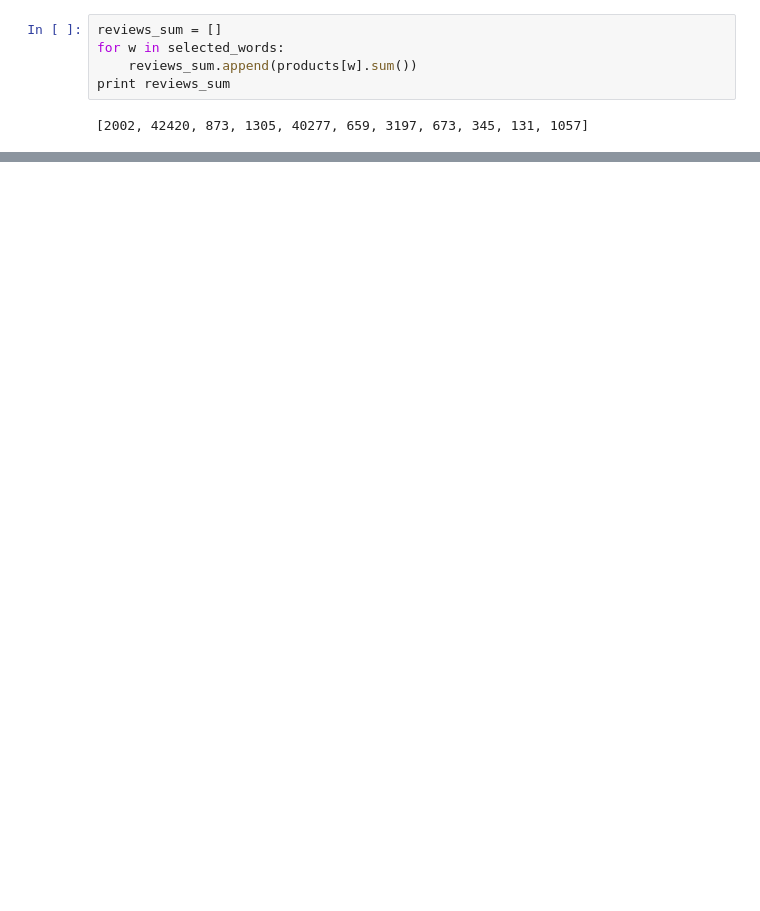
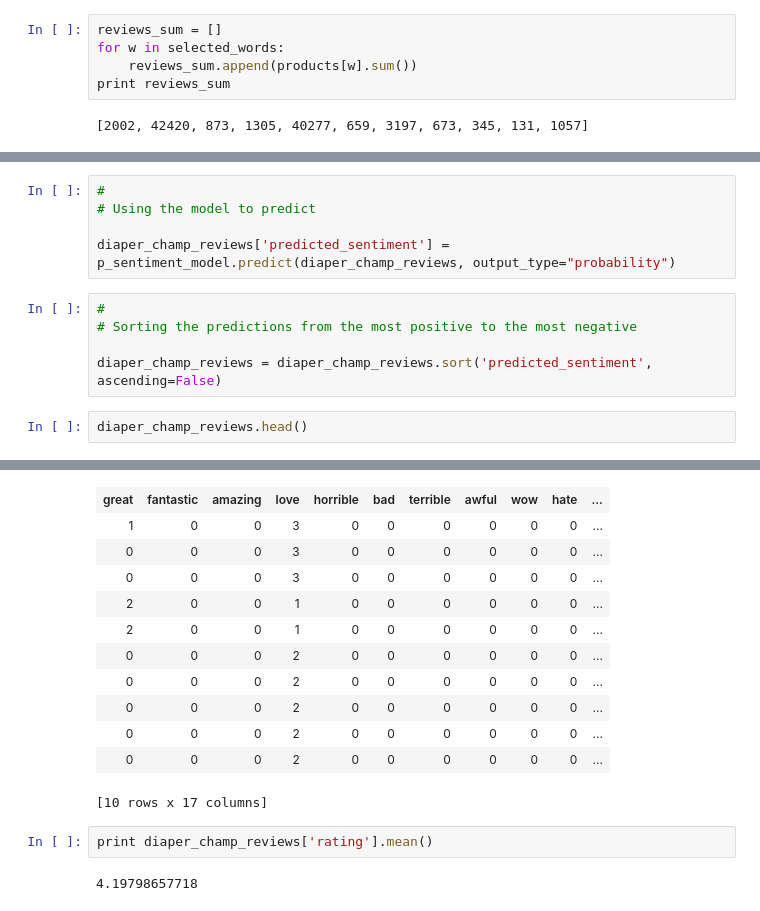
Before and after one commit to cottalucas/ML, a Jupyter notebook: Classification/Analyzing Sentiment.ipynb, the cells around one changed output, grey strips where cells are left out. Cells and saved outputs as stored; diff of their text form; blank space fills up the shorter version.

```diff
--- a/Classification/Analyzing Sentiment.ipynb
+++ b/Classification/Analyzing Sentiment.ipynb
@@ -285,0 +391,13 @@ selected_words_model = graphlab.logistic_classifier.create(train_data,
+# %%
+#
+# Using the model to predict
+
+diaper_champ_reviews['predicted_sentiment'] = p_sentiment_model.predict(diaper_champ_reviews, output_type="probability")
+# %%
+#
+# Sorting the predictions from the most positive to the most negative
+
+diaper_champ_reviews = diaper_champ_reviews.sort('predicted_sentiment', ascending=False)
+# %%
+diaper_champ_reviews.head()
+# %% [output]
@@ -285,0 +415,16 @@ selected_words_model = graphlab.logistic_classifier.create(train_data,
+| great | fantastic | amazing | love | horrible | bad | terrible | awful | wow | hate | ... |
+| 1 | 0 | 0 | 3 | 0 | 0 | 0 | 0 | 0 | 0 | ... |
+| 0 | 0 | 0 | 3 | 0 | 0 | 0 | 0 | 0 | 0 | ... |
+| 0 | 0 | 0 | 3 | 0 | 0 | 0 | 0 | 0 | 0 | ... |
+| 2 | 0 | 0 | 1 | 0 | 0 | 0 | 0 | 0 | 0 | ... |
+| 2 | 0 | 0 | 1 | 0 | 0 | 0 | 0 | 0 | 0 | ... |
+| 0 | 0 | 0 | 2 | 0 | 0 | 0 | 0 | 0 | 0 | ... |
+| 0 | 0 | 0 | 2 | 0 | 0 | 0 | 0 | 0 | 0 | ... |
+| 0 | 0 | 0 | 2 | 0 | 0 | 0 | 0 | 0 | 0 | ... |
+| 0 | 0 | 0 | 2 | 0 | 0 | 0 | 0 | 0 | 0 | ... |
+| 0 | 0 | 0 | 2 | 0 | 0 | 0 | 0 | 0 | 0 | ... |
+[10 rows x 17 columns]
+# %%
+print diaper_champ_reviews['rating'].mean()
+# %% [output]
+4.19798657718
```
Also changed, not shown: parts of 14 cells of this notebook, 1 other file.
